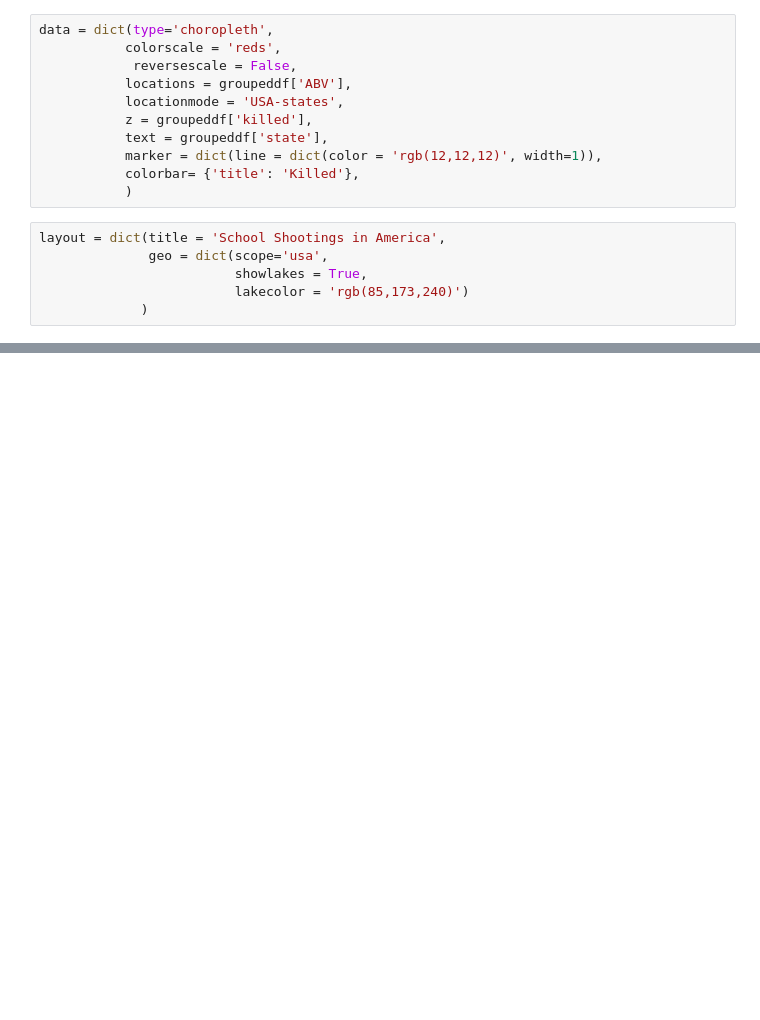
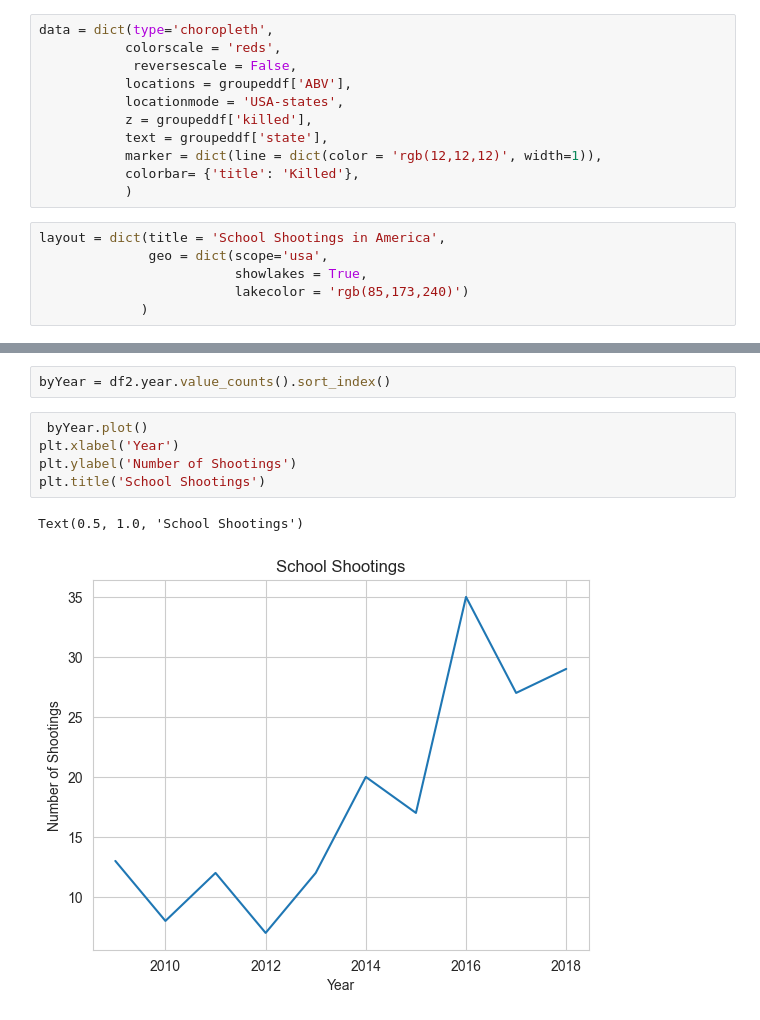
Before and after one commit to AugustSteff/random, a Jupyter notebook: School Shooting/School_Shooting.ipynb, the cells around one changed output, grey strips where cells are left out. Drawn from its saved outputs; the diff is of its cells as text; blank space fills up the shorter version.

```diff
--- a/School Shooting/School_Shooting.ipynb
+++ b/School Shooting/School_Shooting.ipynb
@@ -82,3 +75,13 @@ choromap = go.Figure(data = [data],layout = layout)
 iplot(choromap,validate=False)
 # %% [output]
 [interactive output not drawn]
+# %%
+byYear = df2.year.value_counts().sort_index()
+# %%
+ byYear.plot()
+plt.xlabel('Year')
+plt.ylabel('Number of Shootings')
+plt.title('School Shootings')
+# %% [output]
+Text(0.5, 1.0, 'School Shootings')
+[figure, added]
```
Also changed, not shown: parts of 13 cells of this notebook, 1 other file.
